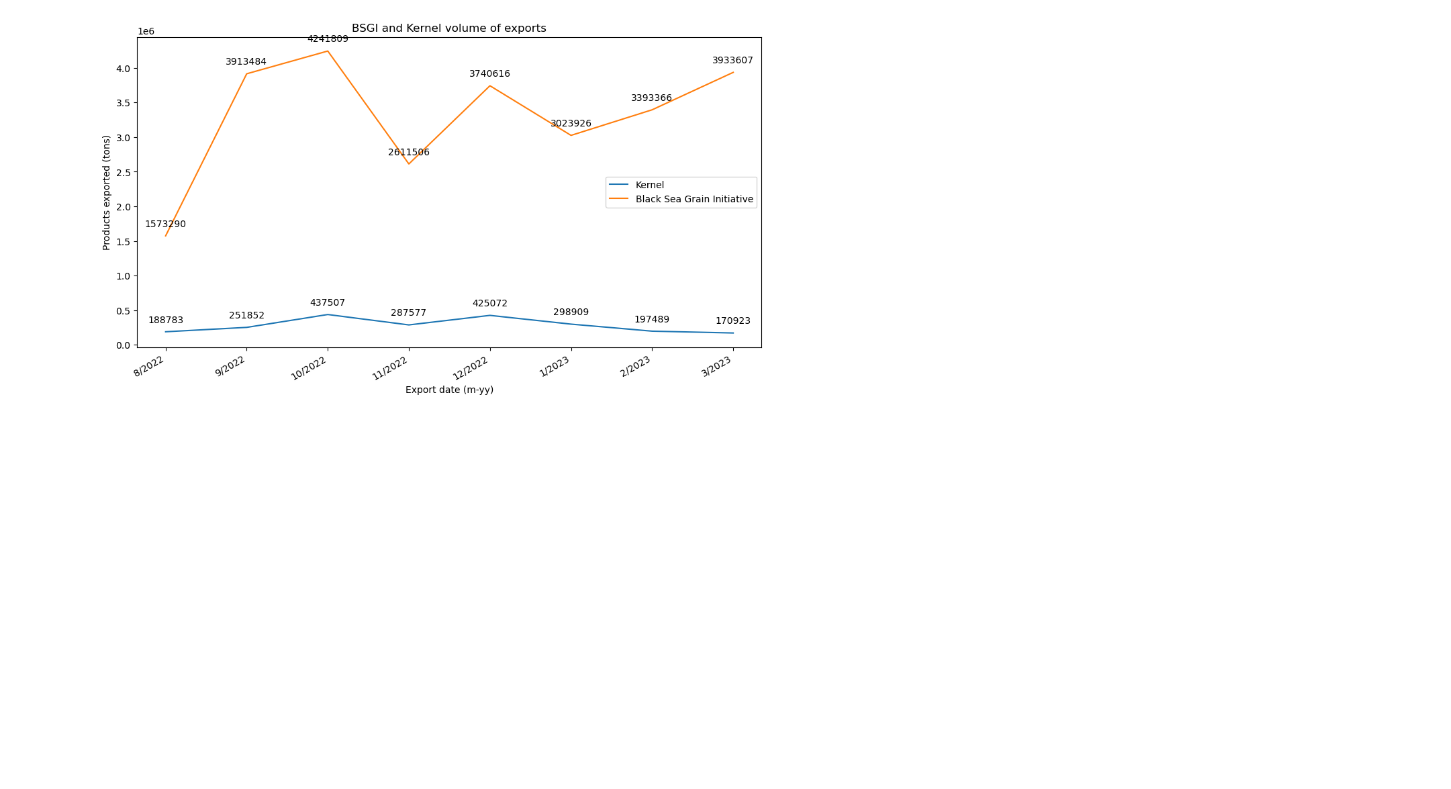
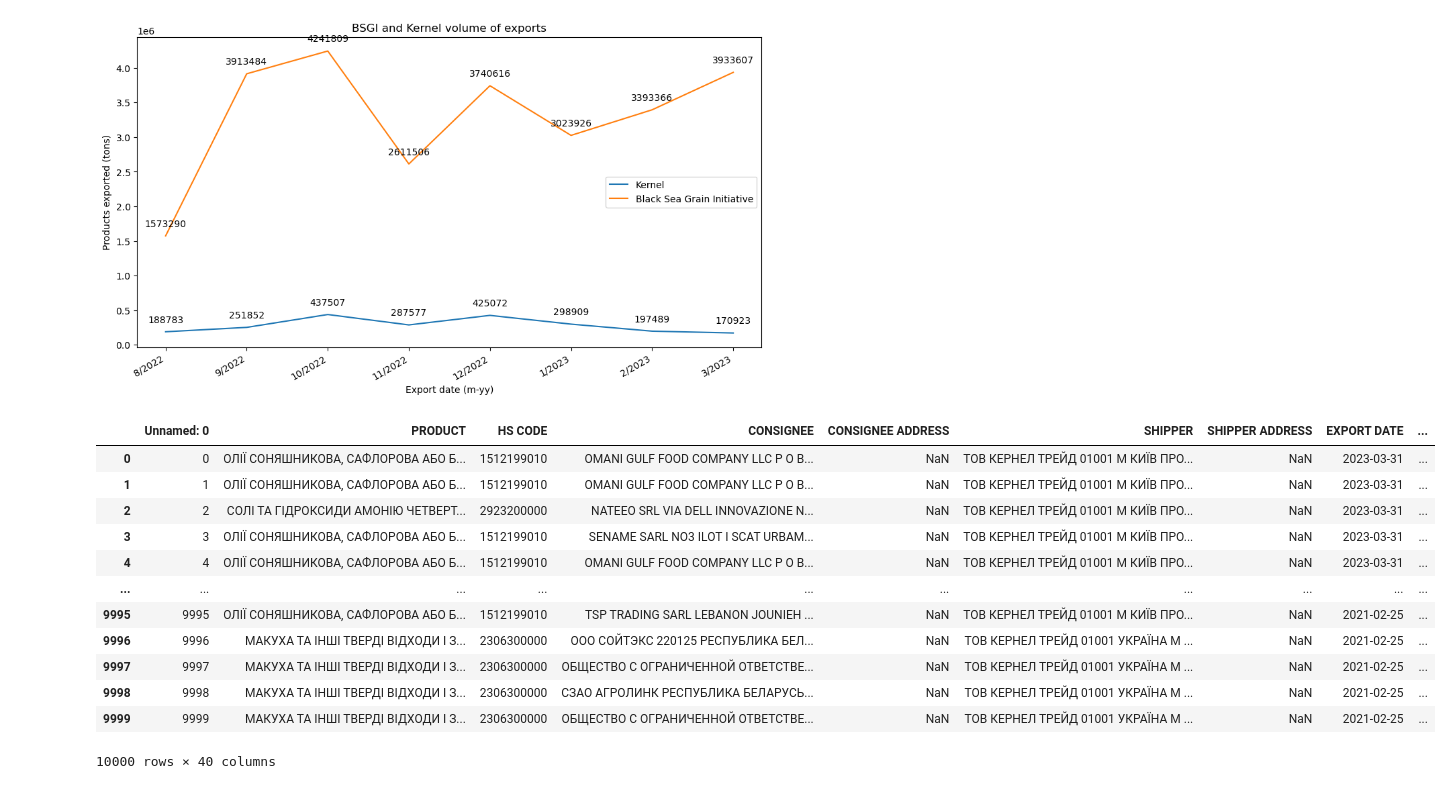
Before and after one commit to uchicago-dsi/oakland-institute-ukraine, a Jupyter notebook: visualizations/import_genius.ipynb, the cells around one changed output. Saved outputs shown, nothing was run; the diff lists cells and outputs as text; code cells hidden in the pictures; blank space fills up the shorter version.

```diff
--- a/visualizations/import_genius.ipynb
+++ b/visualizations/import_genius.ipynb
@@ -56,5 +56,5 @@ Max year:  2023
 # PENDING: remove .head to apply translation to the whole "PRODUCT" column. I started translating everything and took around 15 mins and was still translating... :/
 
 kernel_c = kernel.copy()
-kernel_c["product_en"] = kernel_c["PRODUCT"].apply(lambda x: GoogleTranslator(source='auto', target='en').translate(x))
-kernel_c["product_en"]
+# kernel_c["product_en"] = kernel_c["PRODUCT"].apply(lambda x: GoogleTranslator(source='auto', target='en').translate(x))
+# kernel_c["product_en"]
@@ -169,3 +156,30 @@ for x, y in zip(final["date"], final["weight_ton_bsgi"]):
     ax.annotate(f'{int(y)}', (x, y), textcoords="offset points", xytext=(0, 10), ha='center')
 # %% [output]
 [figure]
+# %%
+# Plot by crop
+# First we see the possible product categories based on the BSGI dataset
+# products = outbound["Commodity"].unique()
+# products
+
+products = ["corn", "soya", "sunflower", "wheat", "barley", "peas", "rapeseed", "vegetable", "canola", "mixed", "sugar beet"]
+
+# We create columns for each product
+for product in products:
+    kernel_c[product] = kernel_c["product_en"].apply(lambda x: True if product in x.lower() else False)
+
+kernel_c
+# %% [output]
+|  | Unnamed: 0 | PRODUCT | HS CODE | CONSIGNEE | CONSIGNEE ADDRESS | SHIPPER | SHIPPER ADDRESS | EXPORT DATE | ... |
+| 0 | 0 | ОЛІЇ СОНЯШНИКОВА, САФЛОРОВА АБО Б... | 1512199010 | OMANI GULF FOOD COMPANY LLC P O B... | NaN | ТОВ КЕРНЕЛ ТРЕЙД 01001 М КИЇВ ПРО... | NaN | 2023-03-31 | ... |
+| 1 | 1 | ОЛІЇ СОНЯШНИКОВА, САФЛОРОВА АБО Б... | 1512199010 | OMANI GULF FOOD COMPANY LLC P O B... | NaN | ТОВ КЕРНЕЛ ТРЕЙД 01001 М КИЇВ ПРО... | NaN | 2023-03-31 | ... |
+| 2 | 2 | СОЛІ ТА ГІДРОКСИДИ АМОНІЮ ЧЕТВЕРТ... | 2923200000 | NATEEO SRL VIA DELL INNOVAZIONE N... | NaN | ТОВ КЕРНЕЛ ТРЕЙД 01001 М КИЇВ ПРО... | NaN | 2023-03-31 | ... |
+| 3 | 3 | ОЛІЇ СОНЯШНИКОВА, САФЛОРОВА АБО Б... | 1512199010 | SENAME SARL NO3 ILOT I SCAT URBAM... | NaN | ТОВ КЕРНЕЛ ТРЕЙД 01001 М КИЇВ ПРО... | NaN | 2023-03-31 | ... |
+| 4 | 4 | ОЛІЇ СОНЯШНИКОВА, САФЛОРОВА АБО Б... | 1512199010 | OMANI GULF FOOD COMPANY LLC P O B... | NaN | ТОВ КЕРНЕЛ ТРЕЙД 01001 М КИЇВ ПРО... | NaN | 2023-03-31 | ... |
+| ... | ... | ... | ... | ... | ... | ... | ... | ... | ... |
+| 9995 | 9995 | ОЛІЇ СОНЯШНИКОВА, САФЛОРОВА АБО Б... | 1512199010 | TSP TRADING SARL LEBANON JOUNIEH ... | NaN | ТОВ КЕРНЕЛ ТРЕЙД 01001 М КИЇВ ПРО... | NaN | 2021-02-25 | ... |
+| 9996 | 9996 | МАКУХА ТА ІНШІ ТВЕРДІ ВІДХОДИ І З... | 2306300000 | ООО СОЙТЭКС 220125 РЕСПУБЛИКА БЕЛ... | NaN | ТОВ КЕРНЕЛ ТРЕЙД 01001 УКРАЇНА М ... | NaN | 2021-02-25 | ... |
+| 9997 | 9997 | МАКУХА ТА ІНШІ ТВЕРДІ ВІДХОДИ І З... | 2306300000 | ОБЩЕСТВО С ОГРАНИЧЕННОЙ ОТВЕТСТВЕ... | NaN | ТОВ КЕРНЕЛ ТРЕЙД 01001 УКРАЇНА М ... | NaN | 2021-02-25 | ... |
+| 9998 | 9998 | МАКУХА ТА ІНШІ ТВЕРДІ ВІДХОДИ І З... | 2306300000 | СЗАО АГРОЛИНК РЕСПУБЛИКА БЕЛАРУСЬ... | NaN | ТОВ КЕРНЕЛ ТРЕЙД 01001 УКРАЇНА М ... | NaN | 2021-02-25 | ... |
+| 9999 | 9999 | МАКУХА ТА ІНШІ ТВЕРДІ ВІДХОДИ І З... | 2306300000 | ОБЩЕСТВО С ОГРАНИЧЕННОЙ ОТВЕТСТВЕ... | NaN | ТОВ КЕРНЕЛ ТРЕЙД 01001 УКРАЇНА М ... | NaN | 2021-02-25 | ... |
+10000 rows × 40 columns
```
Also changed, not shown: parts of 3 cells of this notebook.
